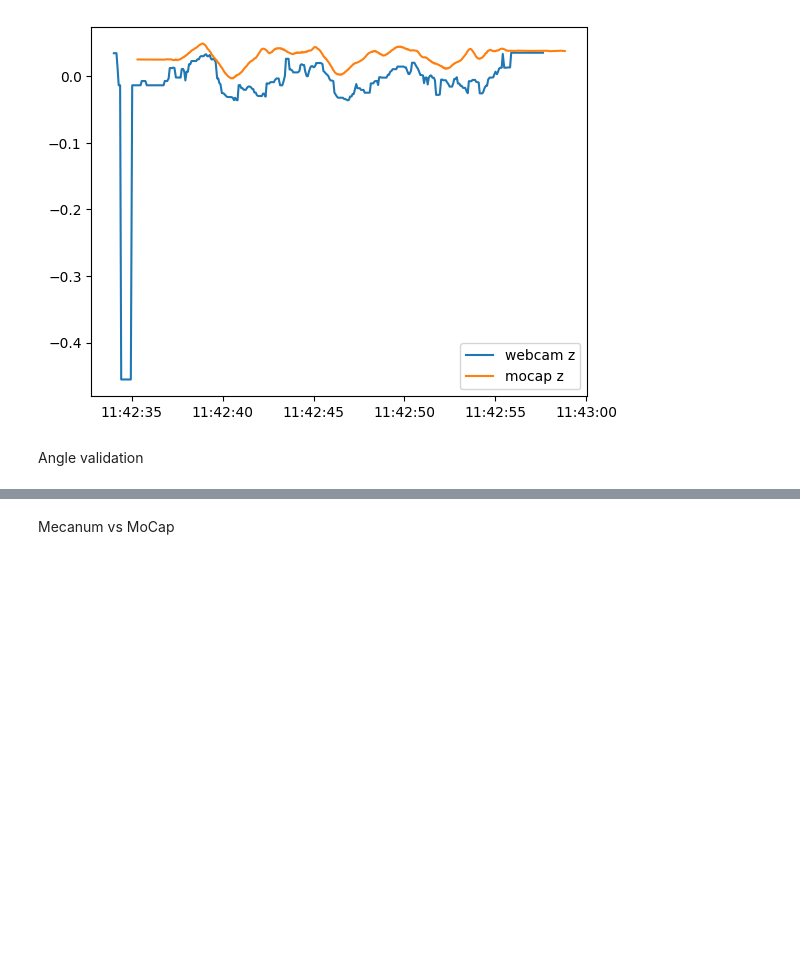
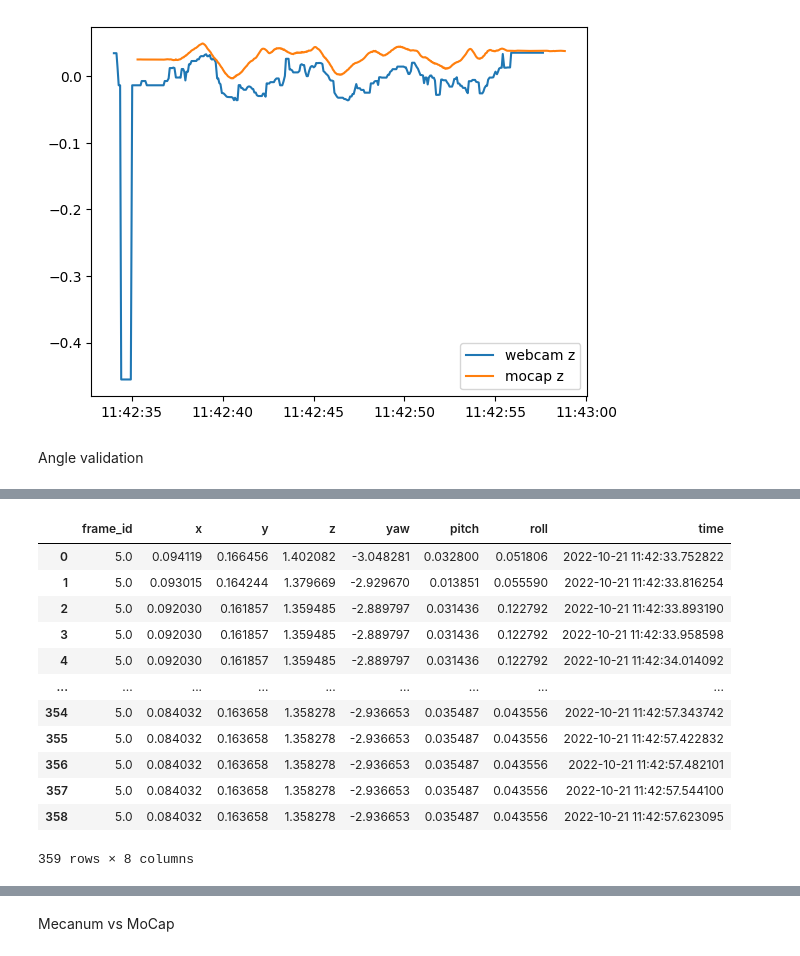
Before and after one commit to SujithChristopher/armbo_preliminary_work, a Jupyter notebook: ipy_notebooks/analysis_singlecam_sensors.ipynb, the cells around one changed output, grey strips where cells are left out. Saved outputs shown, nothing was run; the diff lists cells and outputs as text; code cells hidden in the pictures; blank space fills up the shorter version.

```diff
--- a/ipy_notebooks/analysis_singlecam_sensors.ipynb
+++ b/ipy_notebooks/analysis_singlecam_sensors.ipynb
@@ -16,5 +17,7 @@ from support.mecanum_calculations import *
 #data path
 _folder_name = "sk13_sideways_t0"
 
-_base_pth = r"C:\Users\CMC\Documents\openposelibs\pose\armbo\recording_programs\test_data\single_cam_oct_21"
+_base_pth = os.path.dirname(os.getcwd())
+_base_pth = os.path.join(_base_pth, "recording_programs", "test_data", "single_cam_oct_21")
 _pth = os.path.join(_base_pth, _folder_name)
+_base_pth
@@ -137,0 +195,16 @@ Angle validation
+# %%
+_w_df
+# %% [output]
+|  | frame_id | x | y | z | yaw | pitch | roll | time |
+| 0 | 5.0 | 0.094119 | 0.166456 | 1.402082 | -3.048281 | 0.032800 | 0.051806 | 2022-10-21 11:42:33.752822 |
+| 1 | 5.0 | 0.093015 | 0.164244 | 1.379669 | -2.929670 | 0.013851 | 0.055590 | 2022-10-21 11:42:33.816254 |
+| 2 | 5.0 | 0.092030 | 0.161857 | 1.359485 | -2.889797 | 0.031436 | 0.122792 | 2022-10-21 11:42:33.893190 |
+| 3 | 5.0 | 0.092030 | 0.161857 | 1.359485 | -2.889797 | 0.031436 | 0.122792 | 2022-10-21 11:42:33.958598 |
+| 4 | 5.0 | 0.092030 | 0.161857 | 1.359485 | -2.889797 | 0.031436 | 0.122792 | 2022-10-21 11:42:34.014092 |
+| ... | ... | ... | ... | ... | ... | ... | ... | ... |
+| 354 | 5.0 | 0.084032 | 0.163658 | 1.358278 | -2.936653 | 0.035487 | 0.043556 | 2022-10-21 11:42:57.343742 |
+| 355 | 5.0 | 0.084032 | 0.163658 | 1.358278 | -2.936653 | 0.035487 | 0.043556 | 2022-10-21 11:42:57.422832 |
+| 356 | 5.0 | 0.084032 | 0.163658 | 1.358278 | -2.936653 | 0.035487 | 0.043556 | 2022-10-21 11:42:57.482101 |
+| 357 | 5.0 | 0.084032 | 0.163658 | 1.358278 | -2.936653 | 0.035487 | 0.043556 | 2022-10-21 11:42:57.544100 |
+| 358 | 5.0 | 0.084032 | 0.163658 | 1.358278 | -2.936653 | 0.035487 | 0.043556 | 2022-10-21 11:42:57.623095 |
+359 rows × 8 columns
```
Also changed, not shown: parts of 12 cells of this notebook, 3 other files.
